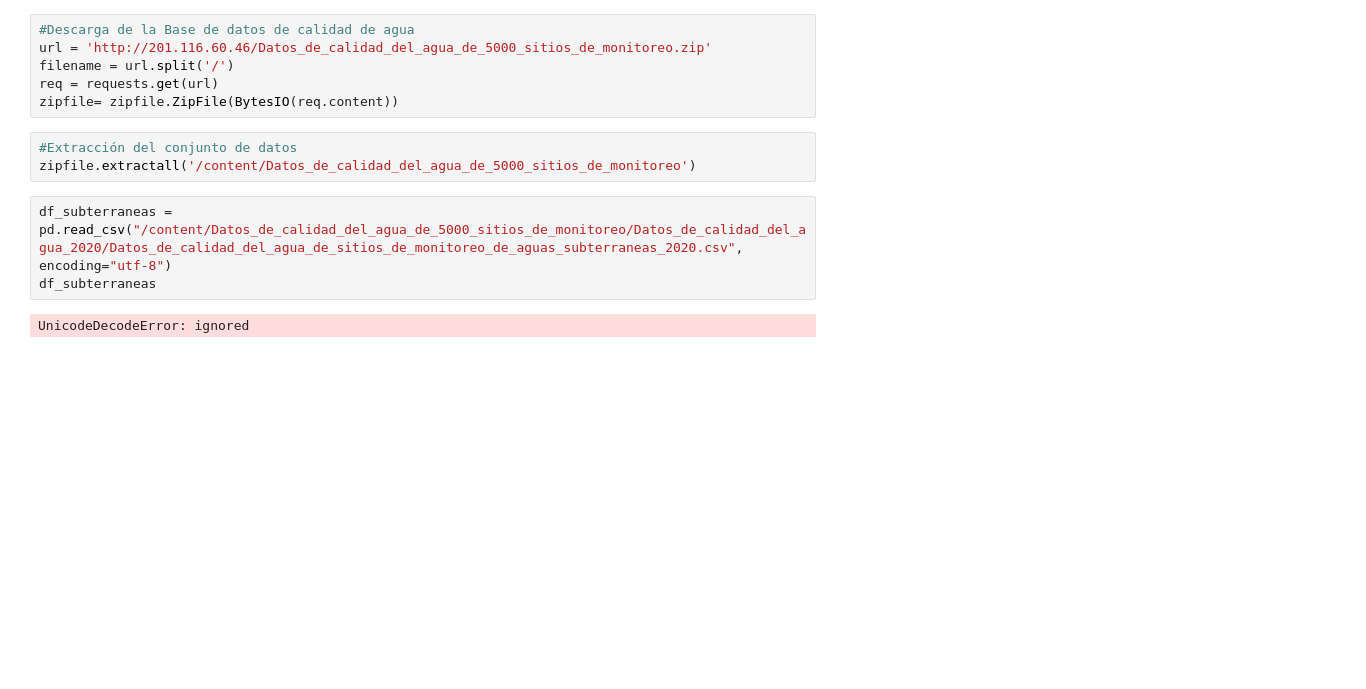
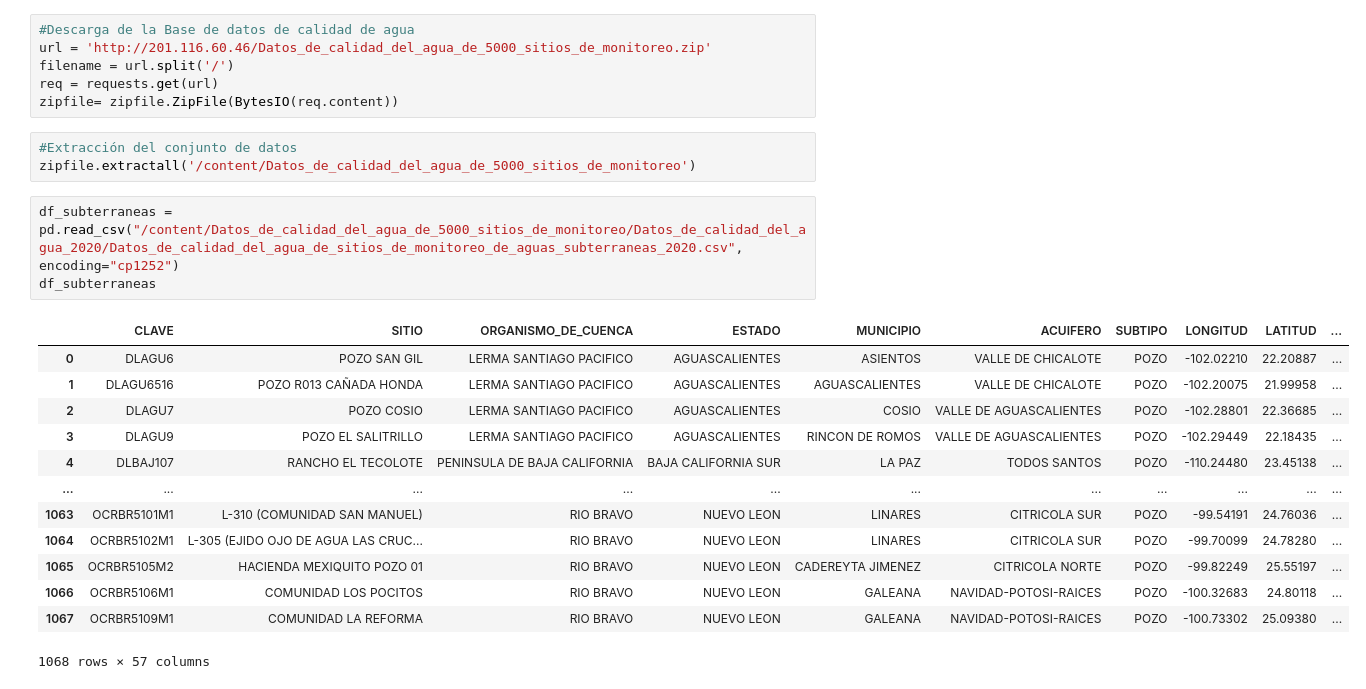
Before and after one commit to PosgradoMNA/actividades-del-projecto-equipo-5, a Jupyter notebook: Entrega1_Reto_Equipo5.ipynb, the cells around one changed output. Cells and saved outputs as stored; diff of their text form; blank space fills up the shorter version.

```diff
--- a/Entrega1_Reto_Equipo5.ipynb
+++ b/Entrega1_Reto_Equipo5.ipynb
@@ -34,8 +34,20 @@ zipfile= zipfile.ZipFile(BytesIO(req.content))
 #Extracción del conjunto de datos
 zipfile.extractall('/content/Datos_de_calidad_del_agua_de_5000_sitios_de_monitoreo')
 # %%
-df_subterraneas = pd.read_csv("/content/Datos_de_calidad_del_agua_de_5000_sitios_de_monitoreo/Datos_de_calidad_del_agua_2020/Datos_de_calidad_del_agua_de_sitios_de_monitoreo_de_aguas_subterraneas_2020.csv",  encoding="utf-8")
+df_subterraneas = pd.read_csv("/content/Datos_de_calidad_del_agua_de_5000_sitios_de_monitoreo/Datos_de_calidad_del_agua_2020/Datos_de_calidad_del_agua_de_sitios_de_monitoreo_de_aguas_subterraneas_2020.csv",  encoding="cp1252")
 df_subterraneas
 # %% [output]
+|  | CLAVE | SITIO | ORGANISMO_DE_CUENCA | ESTADO | MUNICIPIO | ACUIFERO | SUBTIPO | LONGITUD | LATITUD | ... |
+| 0 | DLAGU6 | POZO SAN GIL | LERMA SANTIAGO PACIFICO | AGUASCALIENTES | ASIENTOS | VALLE DE CHICALOTE | POZO | -102.02210 | 22.20887 | ... |
+| 1 | DLAGU6516 | POZO R013 CAÑADA HONDA | LERMA SANTIAGO PACIFICO | AGUASCALIENTES | AGUASCALIENTES | VALLE DE CHICALOTE | POZO | -102.20075 | 21.99958 | ... |
+| 2 | DLAGU7 | POZO COSIO | LERMA SANTIAGO PACIFICO | AGUASCALIENTES | COSIO | VALLE DE AGUASCALIENTES | POZO | -102.28801 | 22.36685 | ... |
+| 3 | DLAGU9 | POZO EL SALITRILLO | LERMA SANTIAGO PACIFICO | AGUASCALIENTES | RINCON DE ROMOS | VALLE DE AGUASCALIENTES | POZO | -102.29449 | 22.18435 | ... |
+| 4 | DLBAJ107 | RANCHO EL TECOLOTE | PENINSULA DE BAJA CALIFORNIA | BAJA CALIFORNIA SUR | LA PAZ | TODOS SANTOS | POZO | -110.24480 | 23.45138 | ... |
+| ... | ... | ... | ... | ... | ... | ... | ... | ... | ... | ... |
+| 1063 | OCRBR5101M1 | L-310 (COMUNIDAD SAN MANUEL) | RIO BRAVO | NUEVO LEON | LINARES | CITRICOLA SUR | POZO | -99.54191 | 24.76036 | ... |
+| 1064 | OCRBR5102M1 | L-305 (EJIDO OJO DE AGUA LAS CRUC... | RIO BRAVO | NUEVO LEON | LINARES | CITRICOLA SUR | POZO | -99.70099 | 24.78280 | ... |
+| 1065 | OCRBR5105M2 | HACIENDA MEXIQUITO POZO 01 | RIO BRAVO | NUEVO LEON | CADEREYTA JIMENEZ | CITRICOLA NORTE | POZO | -99.82249 | 25.55197 | ... |
+| 1066 | OCRBR5106M1 | COMUNIDAD LOS POCITOS | RIO BRAVO | NUEVO LEON | GALEANA | NAVIDAD-POTOSI-RAICES | POZO | -100.32683 | 24.80118 | ... |
+| 1067 | OCRBR5109M1 | COMUNIDAD LA REFORMA | RIO BRAVO | NUEVO LEON | GALEANA | NAVIDAD-POTOSI-RAICES | POZO | -100.73302 | 25.09380 | ... |
-UnicodeDecodeError: ignored
+1068 rows × 57 columns
 # %%
```
Also changed, not shown: parts of 1 cell of this notebook.
